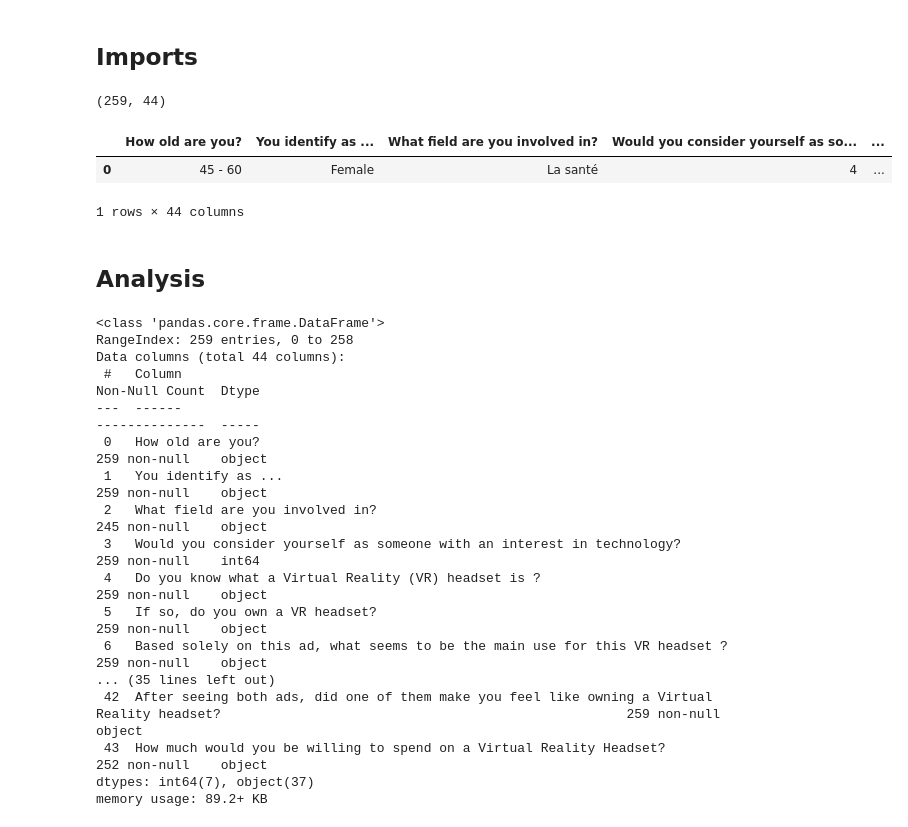
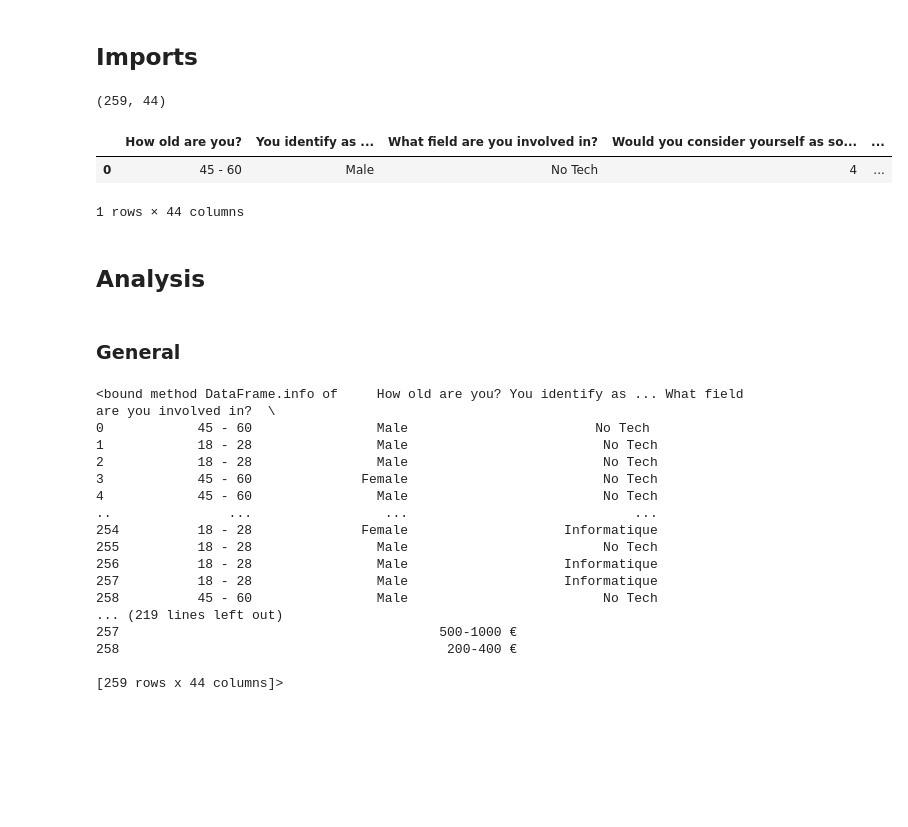
Before and after one commit to walex999/VR-thesis-analysis, a Jupyter notebook: analysis.ipynb, the cells around one changed output. Drawn from its saved outputs; the diff is of its cells as text; code cells hidden in the pictures; blank space fills up the shorter version.

```diff
--- a/analysis.ipynb
+++ b/analysis.ipynb
@@ -7,36 +7,38 @@ import pandas as pd
 import seaborn as sns
 import matplotlib.pyplot as plt
 # %%
-df = pd.read_csv("output_file.csv")
+df = pd.read_csv("output.csv")
 print(df.shape)
 df.head(1)
 # %% [output]
 (259, 44)
 |  | How old are you? | You identify as ... | What field are you involved in? | Would you consider yourself as so... | ... |
-| 0 | 45 - 60 | Female | La santé | 4 | ... |
+| 0 | 45 - 60 | Male | No Tech | 4 | ... |
 1 rows × 44 columns
 # %% [markdown]
 ## Analysis
+# %% [markdown]
+### General
 # %%
 df.info
 # %% [output]
-<class 'pandas.core.frame.DataFrame'>
-RangeIndex: 259 entries, 0 to 258
-Data columns (total 44 columns):
- #   Column                                                                                                                                         Non-Null Count  Dtype
----  ------                                                                                                                                         --------------  -----
- 0   How old are you?                                                                                                                               259 non-null    object
- 1   You identify as ...                                                                                                                            259 non-null    object
- 2   What field are you involved in?                                                                                                                245 non-null    object
- 3   Would you consider yourself as someone with an interest in technology?                                                                         259 non-null    int64
- 4   Do you know what a Virtual Reality (VR) headset is ?                                                                                           259 non-null    object
- 5   If so, do you own a VR headset?                                                                                                                259 non-null    object
- 6   Based solely on this ad, what seems to be the main use for this VR headset ?                                                                   259 non-null    object
-... (35 lines left out)
- 42  After seeing both ads, did one of them make you feel like owning a Virtual Reality headset?                                                    259 non-null    object
- 43  How much would you be willing to spend on a Virtual Reality Headset?                                                                           252 non-null    object
-dtypes: int64(7), object(37)
-memory usage: 89.2+ KB
+<bound method DataFrame.info of     How old are you? You identify as ... What field are you involved in?  \
+0            45 - 60                Male                        No Tech
+1            18 - 28                Male                         No Tech
+2            18 - 28                Male                         No Tech
+3            45 - 60              Female                         No Tech
+4            45 - 60                Male                         No Tech
+..               ...                 ...                             ...
+254          18 - 28              Female                    Informatique
+255          18 - 28                Male                         No Tech
+256          18 - 28                Male                    Informatique
+257          18 - 28                Male                    Informatique
+258          45 - 60                Male                         No Tech
+... (219 lines left out)
+257                                         500-1000 €
+258                                          200-400 €
+
+[259 rows x 44 columns]>
 # %%
 df.describe(include="all")
 # %% [output]
```
Also changed, not shown: parts of 10 cells of this notebook, 1 other file.
